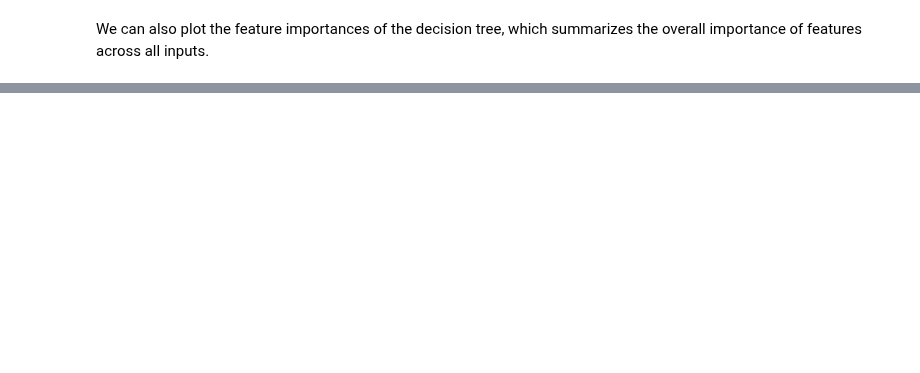
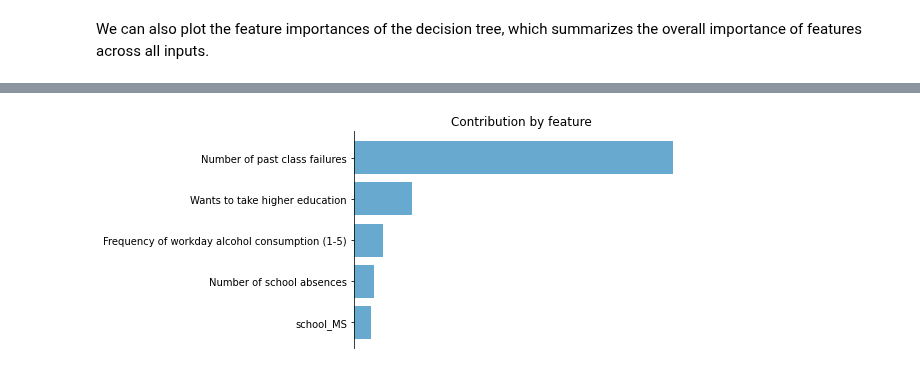
Before and after one commit to sibyl-dev/pyreal, a Jupyter notebook: tutorials/student/student_performance_dte.ipynb, the cells around one changed output, grey strips where cells are left out. Saved outputs shown, nothing was run; the diff lists cells and outputs as text; code cells hidden in the pictures; blank space fills up the shorter version.

```diff
--- a/tutorials/student/student_performance_dte.ipynb
+++ b/tutorials/student/student_performance_dte.ipynb
@@ -124,0 +128,8 @@ visualize.plot_tree_importances(dte, select_by="absolute")
+# %%
+from pyreal.utils import visualize
+
+importances = dte.produce_importances()
+
+visualize.plot_top_contributors(importances, select_by="absolute")
+# %% [output]
+[figure, added]
```
Also changed, not shown: parts of 3 cells of this notebook, 11 other files.
